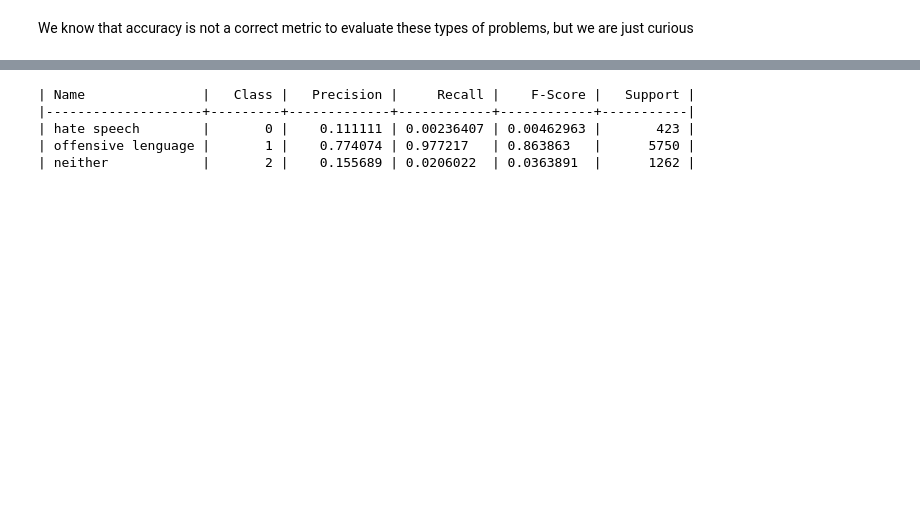
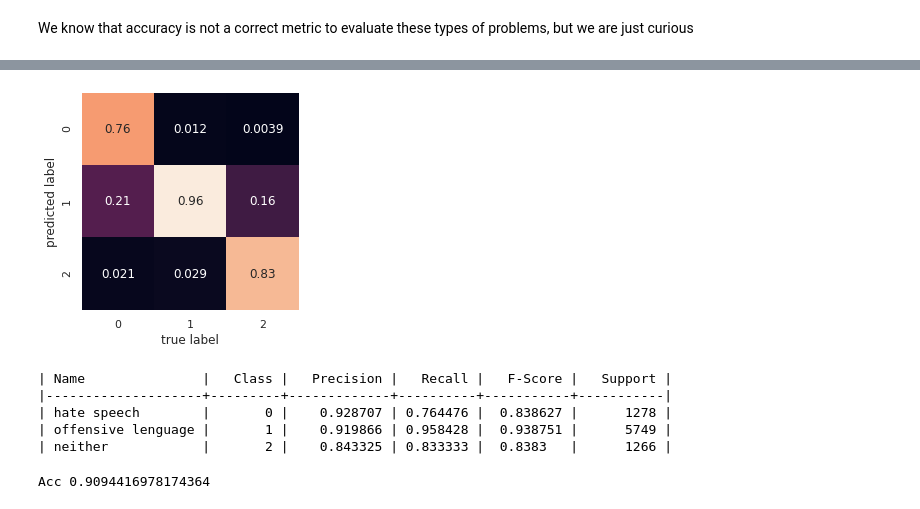
Before and after one commit to manuvillalba-uclm/Natural_Lenguaje_Processing-ELM, a Jupyter notebook: Machine_Learning_NLP_Vectorization_Classification.ipynb, the cells around one changed output, grey strips where cells are left out. Saved outputs shown, nothing was run; the diff lists cells and outputs as text; code cells hidden in the pictures; blank space fills up the shorter version.

```diff
--- a/Machine_Learning_NLP_Vectorization_Classification.ipynb
+++ b/Machine_Learning_NLP_Vectorization_Classification.ipynb
@@ -266,6 +249,7 @@ Acc 0.898453261600538
 # %%
-train_knn, test_knn = train_test_split(tweets_classification, test_size=0.30)
-train_knn.reset_index(inplace = True)
-test_knn.reset_index(inplace = True)
-print(train_knn.shape)
-print(test_knn.shape)
+from sklearn.model_selection import train_test_split
+from sklearn.ensemble import RandomForestClassifier
+
+train_rf, test_rf = train_test_split(tweets_classification, test_size=0.30)
+train_rf.reset_index(inplace = True)
+test_rf.reset_index(inplace = True)
@@ -308,0 +256,5 @@ Max Value distance : 0.4167602137250441 (21)
+# %%
+%%time
+model = RandomForestClassifier(n_estimators=1000)
+model.fit(train_rf.loc[:, train.columns != 'target'], train_rf['target'])
+ypred = model.predict(test_rf.loc[:, train.columns != 'target'])
@@ -309,15 +264,25 @@ Max Value distance : 0.4167602137250441 (21)
+# %%
+from sklearn.metrics import confusion_matrix
+import seaborn as sns; sns.set()
+import matplotlib.pyplot as plt
+mat = confusion_matrix(test_rf['target'], ypred, normalize='true')
+sns.heatmap(mat.T, square=True, annot=True, cbar=False,
+            xticklabels=[0,1,2], yticklabels=[0,1,2])
+plt.xlabel('true label')
+plt.ylabel('predicted label');
+# %% [output]
+[figure, added]
 # %%
-n_neighbors = 13
-weights = 'uniform'
-knn = neighbors.KNeighborsClassifier(n_neighbors= n_neighbors, weights=weights)
-# fit and predict
-knn.fit(X = train_knn.loc[:, train_knn.columns != 'target'], y = train_knn['target'])
-y_pred = knn.predict(X = test.loc[:, test_knn.columns != 'target'])
-precision, recall, fscore, support = score(test_knn['target'], y_pred)
+precision, recall, fscore, support = score(test_rf['target'], ypred)
 print(tabulate({'Name': ['hate speech', 'offensive lenguage', 'neither'], 'Class': [0,1,2],'Precision':precision, 'Recall': recall, 'F-Score': fscore, 'Support': support} , headers=['Name','Class','Precision', 'Recall','F-Score','Support'], tablefmt='orgtbl'))
 # %% [output]
-| Name               |   Class |   Precision |     Recall |    F-Score |   Support |
-|--------------------+---------+-------------+------------+------------+-----------|
-| hate speech        |       0 |    0.111111 | 0.00236407 | 0.00462963 |       423 |
-| offensive lenguage |       1 |    0.774074 | 0.977217   | 0.863863   |      5750 |
-| neither            |       2 |    0.155689 | 0.0206022  | 0.0363891  |      1262 |
+| Name               |   Class |   Precision |   Recall |   F-Score |   Support |
+|--------------------+---------+-------------+----------+-----------+-----------|
+| hate speech        |       0 |    0.928707 | 0.764476 |  0.838627 |      1278 |
+| offensive lenguage |       1 |    0.919866 | 0.958428 |  0.938751 |      5749 |
+| neither            |       2 |    0.843325 | 0.833333 |  0.8383   |      1266 |
+# %%
+acc = accuracy_score(test_rf['target'], ypred)
+print ('Acc', acc)
+# %% [output]
+Acc 0.9094416978174364
```
Also changed, not shown: parts of 31 cells of this notebook.
